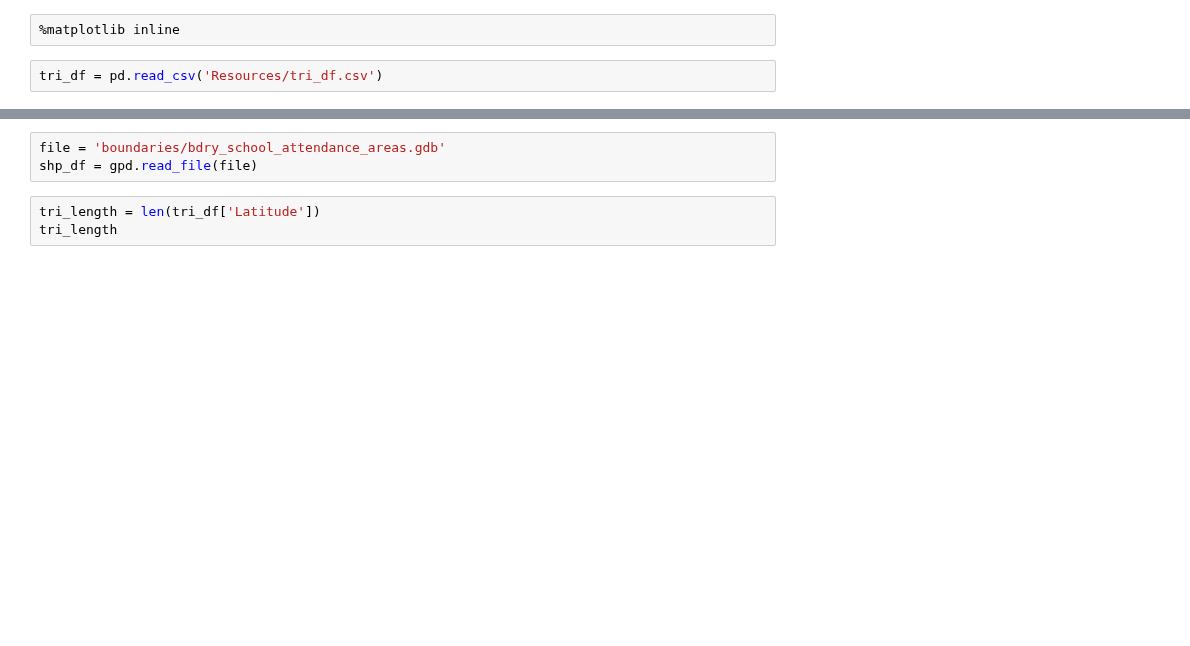
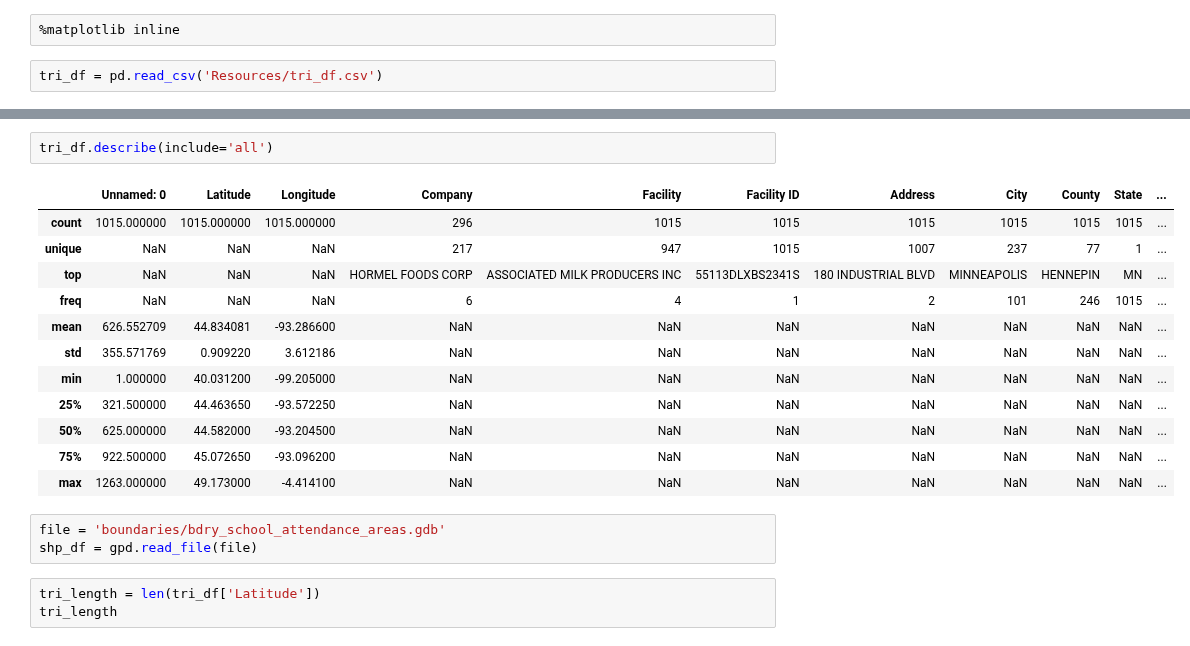
Before and after one commit to alvern/Group_Project_Grad_Rates, a Jupyter notebook: tri_geopandas.ipynb, the cells around one changed output, grey strips where cells are left out. Cells and saved outputs as stored; diff of their text form; blank space fills up the shorter version.

```diff
--- a/tri_geopandas.ipynb
+++ b/tri_geopandas.ipynb
@@ -18,6 +18,21 @@ tri_df.head()
 | 2 | 3 | 45.3407 | -93.1309 | WATER WORKS MANUFACTURING | CAMBRIDGE METALS and PLASTICS | 55008CMBRD500SC | 500 S CLEVELAND | CAMBRIDGE | ISANTI | MN | ... |
 | 3 | 4 | 45.3345 | -93.1312 | NaN | CANADIAN HARVEST USA | 55008CNDNH1001S | 1001 S CLEVELAND ST | CAMBRIDGE | ISANTI | MN | ... |
 | 4 | 6 | 45.3451 | -93.1255 | NaN | ARROW TANK and ENGINEERING CO | 55008RRWTN650NO | 650 N EMERSON | CAMBRIDGE | ISANTI | MN | ... |
+# %%
+tri_df.describe(include='all')
+# %% [output]
+|  | Unnamed: 0 | Latitude | Longitude | Company | Facility | Facility ID | Address | City | County | State | ... |
+| count | 1015.000000 | 1015.000000 | 1015.000000 | 296 | 1015 | 1015 | 1015 | 1015 | 1015 | 1015 | ... |
+| unique | NaN | NaN | NaN | 217 | 947 | 1015 | 1007 | 237 | 77 | 1 | ... |
+| top | NaN | NaN | NaN | HORMEL FOODS CORP | ASSOCIATED MILK PRODUCERS INC | 55113DLXBS2341S | 180 INDUSTRIAL BLVD | MINNEAPOLIS | HENNEPIN | MN | ... |
+| freq | NaN | NaN | NaN | 6 | 4 | 1 | 2 | 101 | 246 | 1015 | ... |
+| mean | 626.552709 | 44.834081 | -93.286600 | NaN | NaN | NaN | NaN | NaN | NaN | NaN | ... |
+| std | 355.571769 | 0.909220 | 3.612186 | NaN | NaN | NaN | NaN | NaN | NaN | NaN | ... |
+| min | 1.000000 | 40.031200 | -99.205000 | NaN | NaN | NaN | NaN | NaN | NaN | NaN | ... |
+| 25% | 321.500000 | 44.463650 | -93.572250 | NaN | NaN | NaN | NaN | NaN | NaN | NaN | ... |
+| 50% | 625.000000 | 44.582000 | -93.204500 | NaN | NaN | NaN | NaN | NaN | NaN | NaN | ... |
+| 75% | 922.500000 | 45.072650 | -93.096200 | NaN | NaN | NaN | NaN | NaN | NaN | NaN | ... |
+| max | 1263.000000 | 49.173000 | -4.414100 | NaN | NaN | NaN | NaN | NaN | NaN | NaN | ... |
 # %%
 file = 'boundaries/bdry_school_attendance_areas.gdb'
 shp_df = gpd.read_file(file)
```
Also changed, not shown: parts of 3 cells of this notebook, 2 other files.
